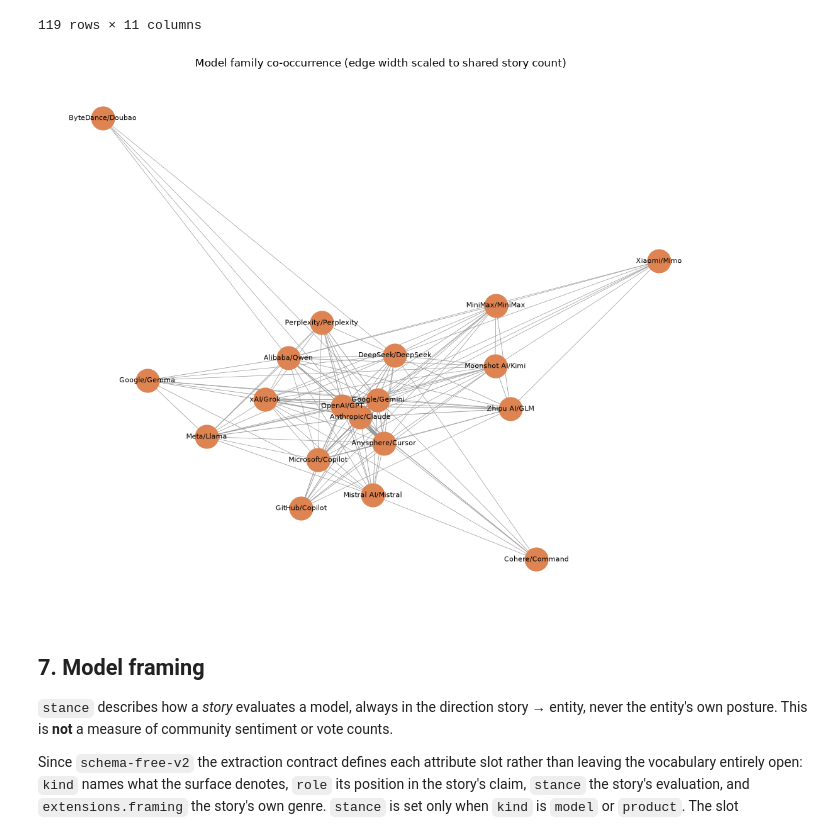
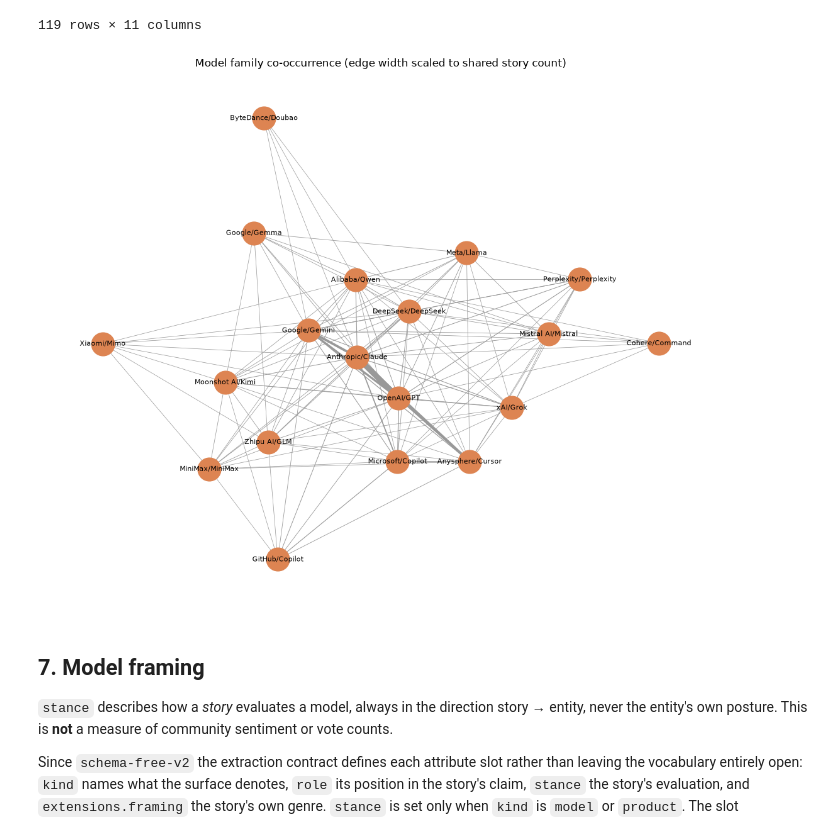
Before and after one commit to duckchud/ai_pulse, a Jupyter notebook: analysis.ipynb, the cells around one changed output. Saved outputs shown, nothing was run; the diff lists cells and outputs as text; code cells hidden in the pictures.

```diff
--- a/analysis.ipynb
+++ b/analysis.ipynb
@@ -214,30 +214,30 @@ cooccurrence
 # %%
 import networkx as nx
 
 if not cooccurrence.empty:
-    graph = nx.Graph()
-    for _, row in cooccurrence.iterrows():
-        label_a = f"{row['vendor_a']}/{row['family_a']}"
-        label_b = f"{row['vendor_b']}/{row['family_b']}"
-        graph.add_edge(label_a, label_b, weight=row["story_count"])
+    edges = cooccurrence.assign(
+        label_a=cooccurrence["vendor_a"] + "/" + cooccurrence["family_a"],
+        label_b=cooccurrence["vendor_b"] + "/" + cooccurrence["family_b"],
+    )
+    graph = nx.from_pandas_edgelist(edges, "label_a", "label_b", edge_attr="story_count")
 
     pos = nx.spring_layout(graph, seed=20260714, k=0.6)
-    weights = [graph[u][v]["weight"] for u, v in graph.edges()]
+    weights = [graph[u][v]["story_count"] for u, v in graph.edges()]
     max_weight = max(weights)
     scaled_widths = [0.5 + 6 * (w / max_weight) for w in weights]
     plt.figure(figsize=(11, 9))
     nx.draw_networkx(
         graph, pos, with_labels=True, node_color="#DD8452", node_size=700,
         font_size=8, width=scaled_widths, edge_color="#999999",
     )
     plt.title("Model family co-occurrence (edge width scaled to shared story count)")
     plt.axis("off")
     plt.tight_layout()
     plt.show()
 else:
     print("No co-occurring model family pairs at the current min_count threshold.")
 # %% [output]
-[figure, old version]
+[figure, new version]
 # %% [markdown]
 ## 7. Model framing
 
```
Also changed, not shown: 2 other files.
